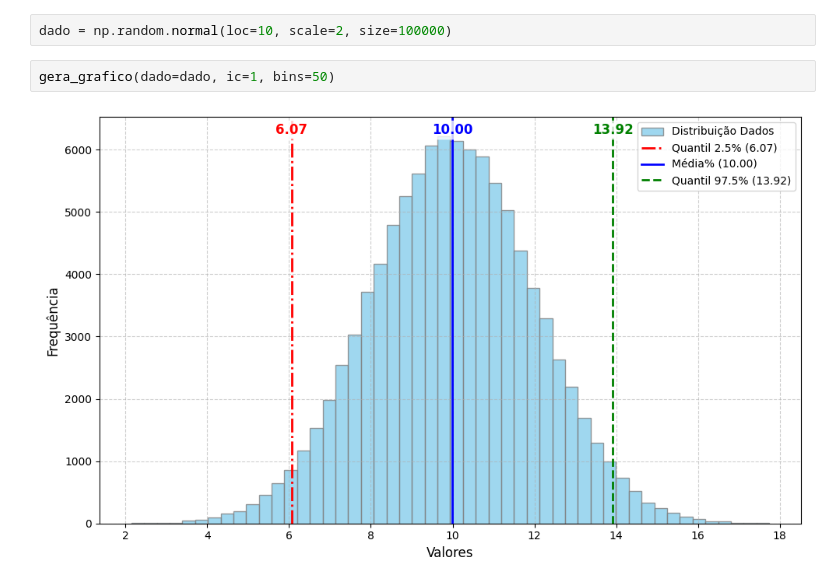
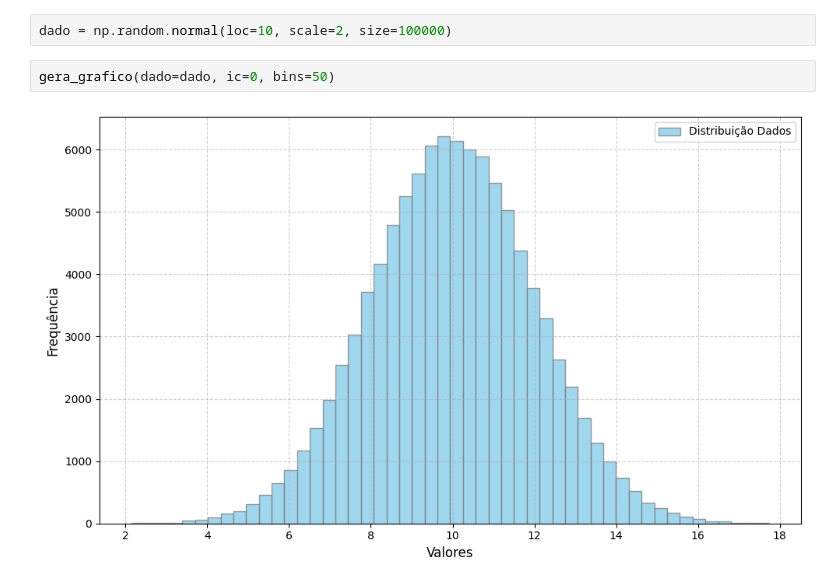
Before and after one commit to fferreir/VPS5701, a Jupyter notebook: notebooks/02. Plotando array com matplotlib.ipynb, the cells around one changed output. Drawn from its saved outputs; the diff is of its cells as text.

```diff
--- a/notebooks/02. Plotando array com matplotlib e seaborn.ipynb
+++ b/notebooks/02. Plotando array com matplotlib.ipynb
@@ -159,6 +159,6 @@ dado = np.random.beta(a=0.1, b=0.1, size=10000)
 # %%
 dado = np.random.normal(loc=10, scale=2, size=100000)
 # %%
-gera_grafico(dado=dado, ic=1, bins=50)
+gera_grafico(dado=dado, ic=0, bins=50)
 # %% [output]
-[figure, old version]
+[figure, new version]
```
